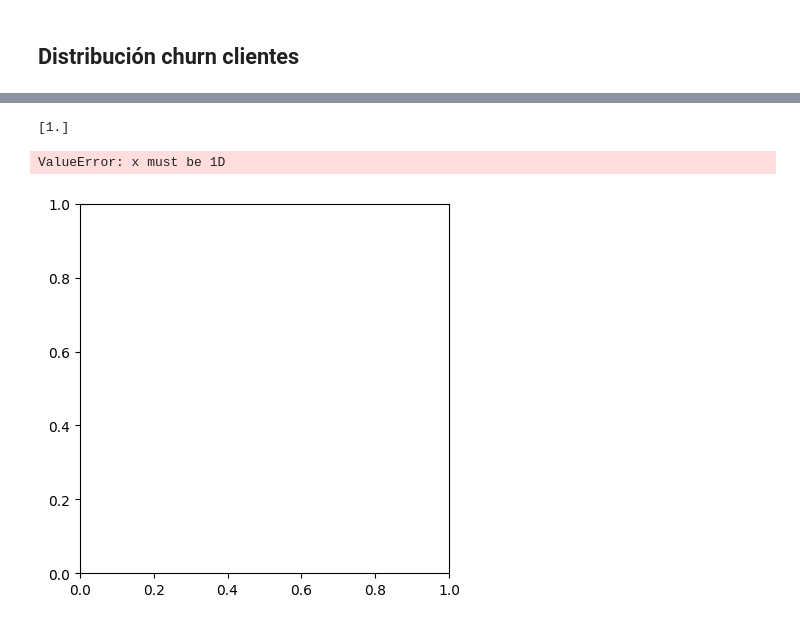
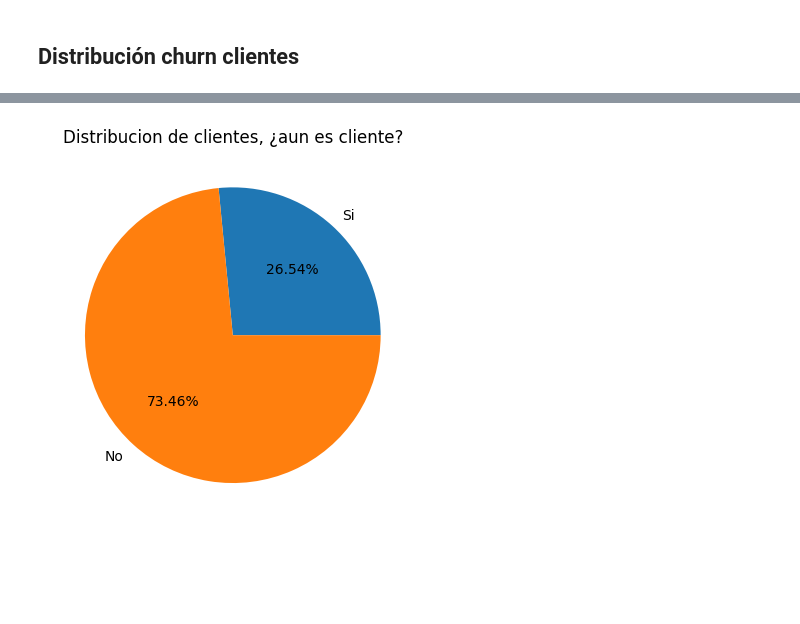
Before and after one commit to marmalux/Telecom-X-Machine-Learning, a Jupyter notebook: Churn_de_clientes_Telecom_X.ipynb, the cells around one changed output, grey strips where cells are left out. Drawn from its saved outputs; the diff is of its cells as text; code cells hidden in the pictures; blank space fills up the shorter version.

```diff
--- a/Churn_de_clientes_Telecom_X.ipynb
+++ b/Churn_de_clientes_Telecom_X.ipynb
@@ -70,17 +74,19 @@ Columnas como 'Online_Security' tiene un valor extra 'No internet service' que n
 # %%
-columnas = ['Online_Security', 'Online_Backup',
-       'Device_Protection', 'Tech_Support', 'Streaming_TV', 'Streaming_Movies','Multiple_Lines',
-            'Still_Customer','Partner', 'Dependents', 'Phone_Service','Paperless_Billing']
+columnas = ['Multiple_Lines', 'Online_Security', 'Online_Backup',
+       'Device_Protection', 'Tech_Support', 'Streaming_TV', 'Streaming_Movies']
 
 # se usan columnas que tengan mas que 'yes' y 'no'
-for columna in columnas:
-  if len(datos[columna].unique())>2:
-    datos[columna] = datos[columna].replace('No internet service','No')
-    datos[columna] = datos[columna].map({"Yes":1,"No":0})
-  else:
-    datos[columna] = datos[columna].map({"Yes":1,"No":0})
+for col in columnas:
+# for col in columnas_binarias:
+    datos[col] = datos[col].replace({"No internet service":"No","No phone service":"No"})
+    datos[col] = datos[col].map({"Yes":1,"No":0})
 
-  # datos[columna] = datos[columna].astype(bool)
+columnas = ['Multiple_Lines', 'Online_Security', 'Online_Backup',
+       'Device_Protection', 'Tech_Support', 'Streaming_TV', 'Streaming_Movies',
+            'Still_Customer','Partner', 'Dependents','Paperless_Billing']
+
+# for columna in columnas:
+#   datos[columna] = datos[columna].astype(np.int64)
 datos.head()
 # %% [output]
 |  | Still_Customer | Gender | Senior_Citizen | Partner | Dependents | Contract_Months | Phone_Service | ... |
@@ -138,12 +135,10 @@ dtype: int64
 # %%
-porcentaje_no_churn = len(datos.Still_Customer)/datos.Still_Customer.value_counts().values
-print(porcentaje_no_churn)
+porcentaje_churn = estadisticas_columnas.loc['mean','Still_Customer']
+
 fig, ax=plt.subplots()
-ax.pie(x=[porcentaje_no_churn,1-porcentaje_no_churn],labels=['Si','No'],autopct='%0.2f%%')
+ax.pie(x=[porcentaje_churn,1-porcentaje_churn],labels=['Si','No'],autopct='%0.2f%%')
 ax.set_title('Distribucion de clientes, ¿aun es cliente?')
 plt.show()
 fig.savefig('distribucion_clientes.png')
 # %% [output]
-[1.]
-ValueError: x must be 1D
-[figure, old version]
+[figure, new version]
```
Also changed, not shown: parts of 14 cells of this notebook.
